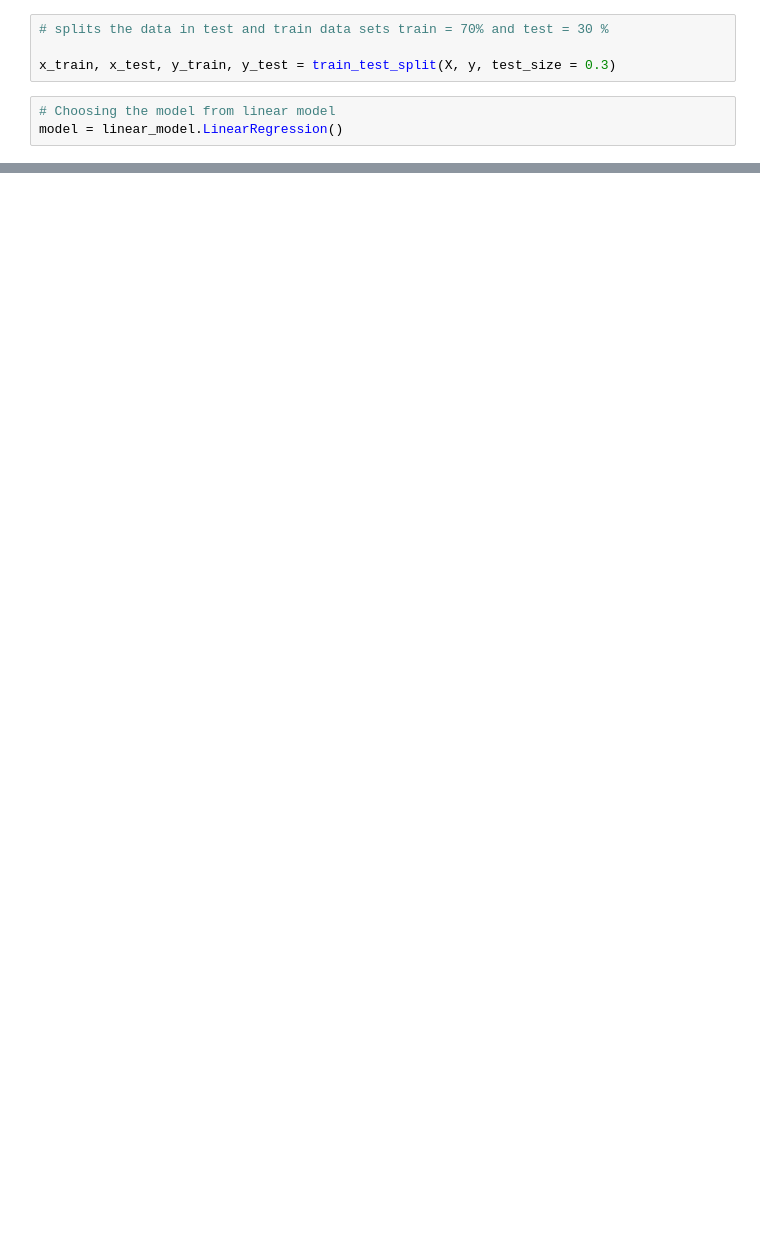
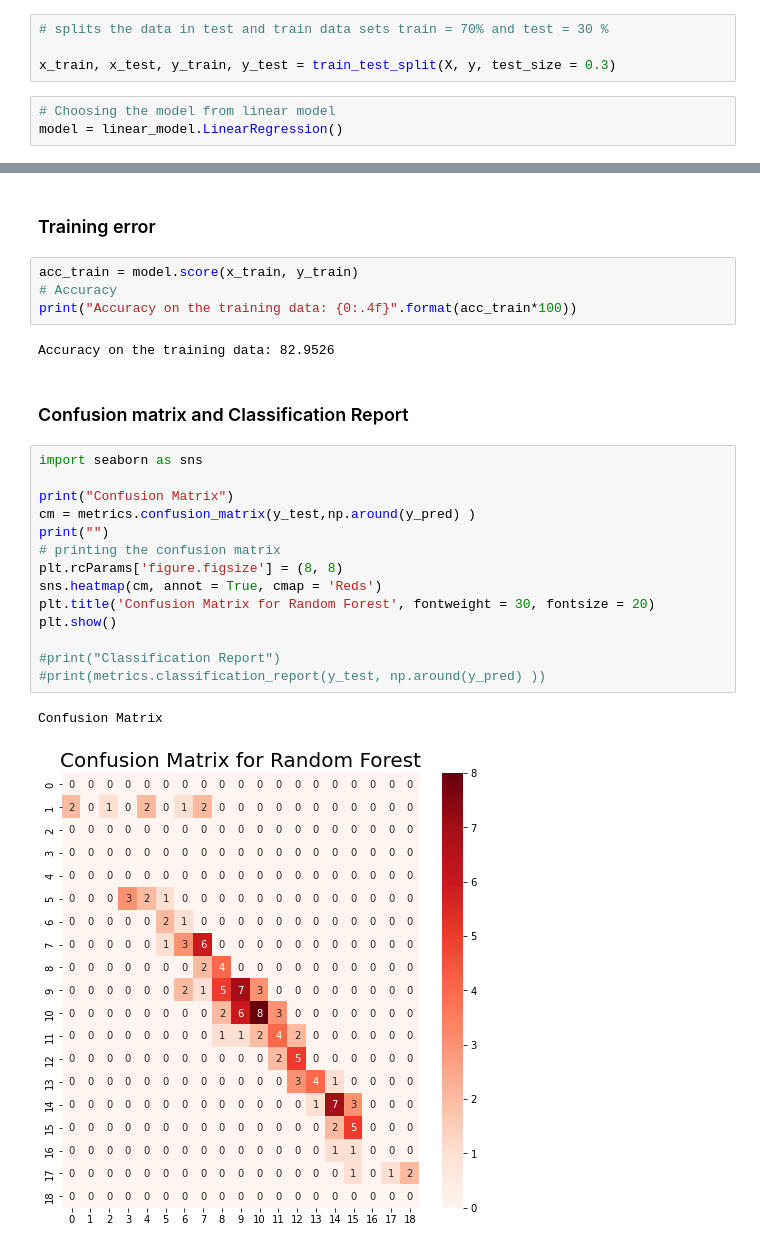
Before and after one commit to Varija-Doshi/ML---Student-Grades-Prediction, a Jupyter notebook: StudentGradePrediction.ipynb, the cells around one changed output, grey strips where cells are left out. Cells and saved outputs as stored; diff of their text form; blank space fills up the shorter version.

```diff
--- a/StudentGradePrediction.ipynb
+++ b/StudentGradePrediction.ipynb
@@ -106,0 +176,27 @@ Max error 9.0
+# %% [markdown]
+### Training error
+# %%
+acc_train = model.score(x_train, y_train)
+# Accuracy
+print("Accuracy on the training data: {0:.4f}".format(acc_train*100))
+# %% [output]
+Accuracy on the training data: 82.9526
+# %% [markdown]
+### Confusion matrix and Classification Report
+# %%
+import seaborn as sns
+
+print("Confusion Matrix")
+cm = metrics.confusion_matrix(y_test,np.around(y_pred) )
+print("")
+# printing the confusion matrix
+plt.rcParams['figure.figsize'] = (8, 8)
+sns.heatmap(cm, annot = True, cmap = 'Reds')
+plt.title('Confusion Matrix for Random Forest', fontweight = 30, fontsize = 20)
+plt.show()
+
+#print("Classification Report")
+#print(metrics.classification_report(y_test, np.around(y_pred) ))
+# %% [output]
+Confusion Matrix
+[figure, added]
```
Also changed, not shown: parts of 12 cells of this notebook.
